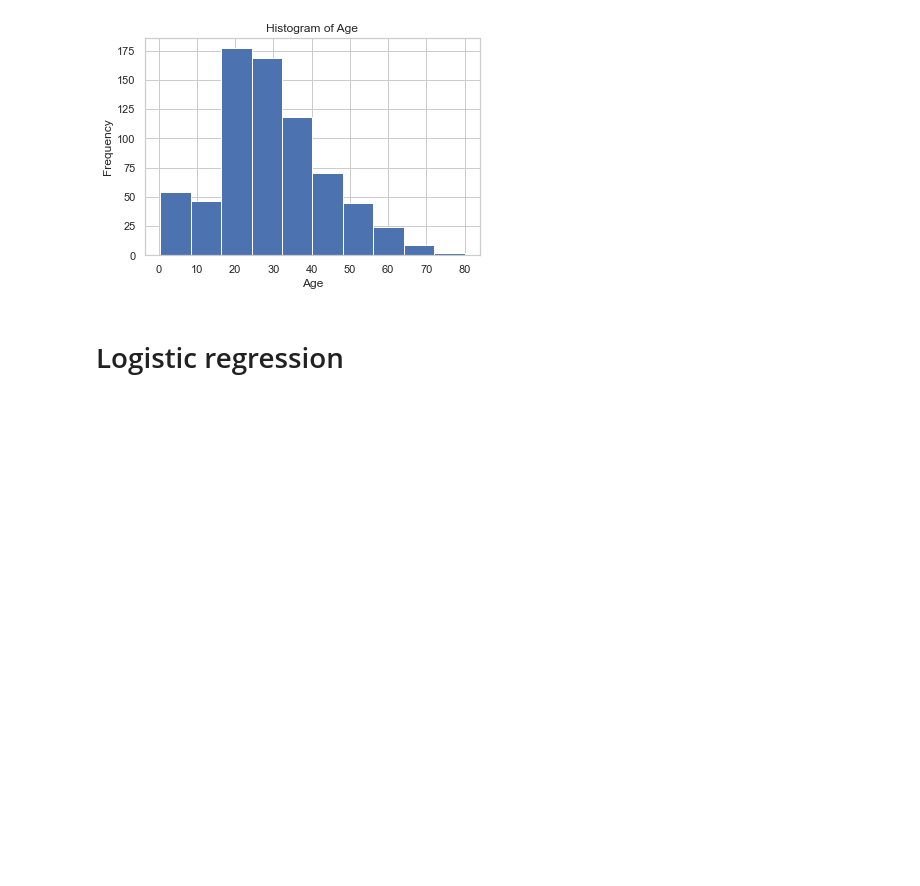
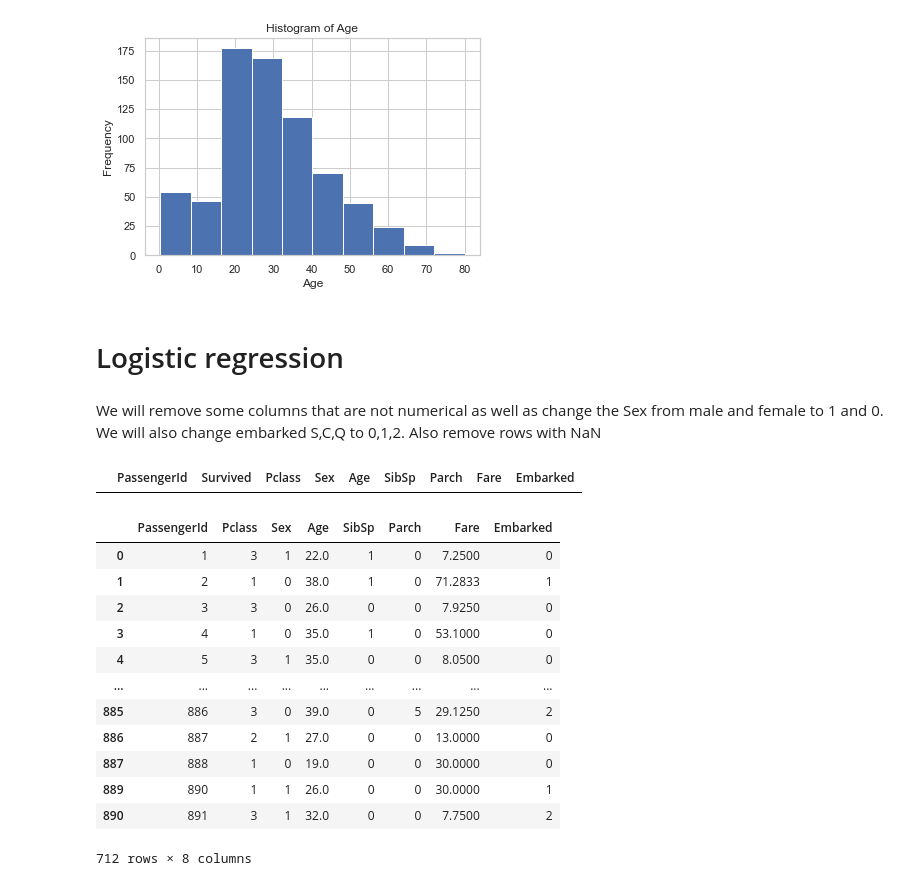
Before and after one commit to marjanilkov/kaggleTitanic, a Jupyter notebook: kaggle_titanic.ipynb, the cells around one changed output. Drawn from its saved outputs; the diff is of its cells as text; code cells hidden in the pictures; blank space fills up the shorter version.

```diff
--- a/kaggle_titanic.ipynb
+++ b/kaggle_titanic.ipynb
@@ -202,9 +202,37 @@ plt.savefig('hist_age')
 [figure]
 # %% [markdown]
 # Logistic regression
+# %% [markdown]
+We will remove some columns that are not numerical as well as change the Sex from male and female to 1 and 0. We will also change embarked S,C,Q to 0,1,2. Also remove rows with NaN
+# %%
+traindf.dropna(subset = ["Age"], inplace=True)
+traindf.dropna(subset = ["Embarked"], inplace=True)
 # %%
+traindf = traindf.drop(["Name", "Cabin", "Ticket"], axis=1)
+traindf.replace({'Sex': {'female': 0, 'male': 1}}, inplace=True)
+traindf.replace({'Embarked': {'S': 0, 'C': 1, 'Q' : 2}}, inplace=True)
 X = traindf.loc[:, traindf.columns != 'Survived']
 y = traindf.loc[:, traindf.columns == 'Survived']
+# %%
+traindf[traindf['Embarked'].isna()]
+# %% [output]
+|  | PassengerId | Survived | Pclass | Sex | Age | SibSp | Parch | Fare | Embarked |
+# %%
+X
+# %% [output]
+|  | PassengerId | Pclass | Sex | Age | SibSp | Parch | Fare | Embarked |
+| 0 | 1 | 3 | 1 | 22.0 | 1 | 0 | 7.2500 | 0 |
+| 1 | 2 | 1 | 0 | 38.0 | 1 | 0 | 71.2833 | 1 |
+| 2 | 3 | 3 | 0 | 26.0 | 0 | 0 | 7.9250 | 0 |
+| 3 | 4 | 1 | 0 | 35.0 | 1 | 0 | 53.1000 | 0 |
+| 4 | 5 | 3 | 1 | 35.0 | 0 | 0 | 8.0500 | 0 |
+| ... | ... | ... | ... | ... | ... | ... | ... | ... |
+| 885 | 886 | 3 | 0 | 39.0 | 0 | 5 | 29.1250 | 2 |
+| 886 | 887 | 2 | 1 | 27.0 | 0 | 0 | 13.0000 | 0 |
+| 887 | 888 | 1 | 0 | 19.0 | 0 | 0 | 30.0000 | 0 |
+| 889 | 890 | 1 | 1 | 26.0 | 0 | 0 | 30.0000 | 1 |
+| 890 | 891 | 3 | 1 | 32.0 | 0 | 0 | 7.7500 | 2 |
+712 rows × 8 columns
 # %%
 from sklearn.feature_selection import RFE
 from sklearn.linear_model import LogisticRegression
```
Also changed, not shown: parts of 17 cells of this notebook.
